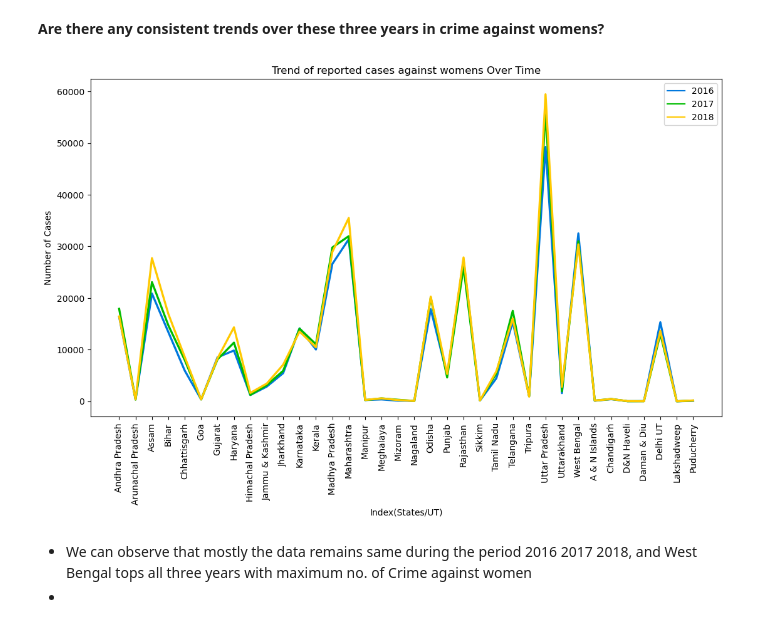
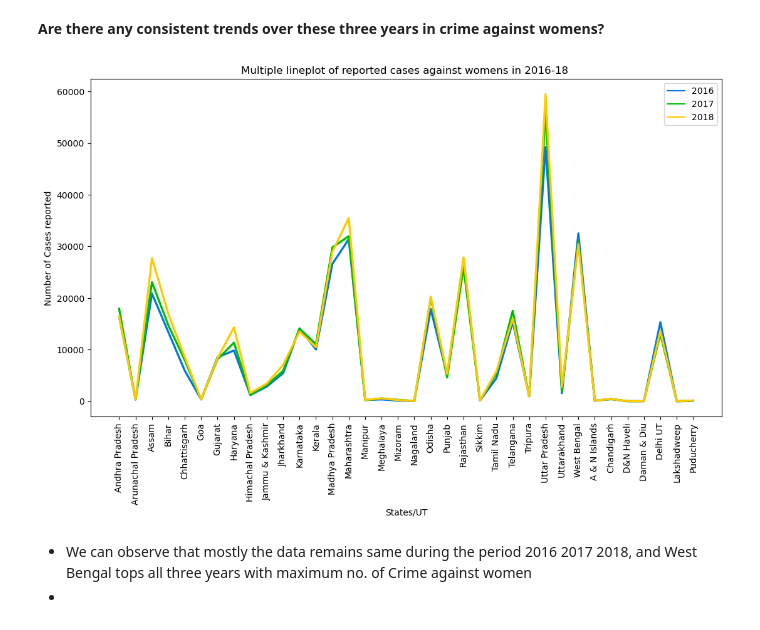
Before and after one commit to RajeevG187/Breaking-The-Scilence, a Jupyter notebook: DS250_project_EDA.ipynb, the cells around one changed output. Drawn from its saved outputs; the diff is of its cells as text; code cells hidden in the pictures.

```diff
--- a/DS250_project_EDA.ipynb
+++ b/DS250_project_EDA.ipynb
@@ -78,17 +76,17 @@ CrimeAgainstWomen.head(5)
 # %%
 data1= CrimeAgainstWomen[['State/UT','2016','2017','2018']]
 data1.set_index('State/UT', inplace=True)
 plt.figure(figsize=(13,7))
 sns.lineplot(data1,palette='nipy_spectral',linewidth=2.4,dashes=False)
 
-plt.title('Trend of reported cases against womens Over Time')
-plt.xlabel('Index(States/UT)')
+plt.title('Multiple lineplot of reported cases against womens in 2016-18 ')
+plt.xlabel('States/UT')
 plt.xticks(rotation=90)
-plt.ylabel('Number of Cases')
+plt.ylabel('Number of Cases reported')
 plt.legend()
 plt.show()
 # %% [output]
-[figure, old version]
+[figure, new version]
 # %% [markdown]
 * We can observe that mostly the data remains same during the period 2016 2017 2018, and West Bengal tops all three years with maximum no. of Crime  against women
 *
```
Also changed, not shown: parts of 86 cells of this notebook.
